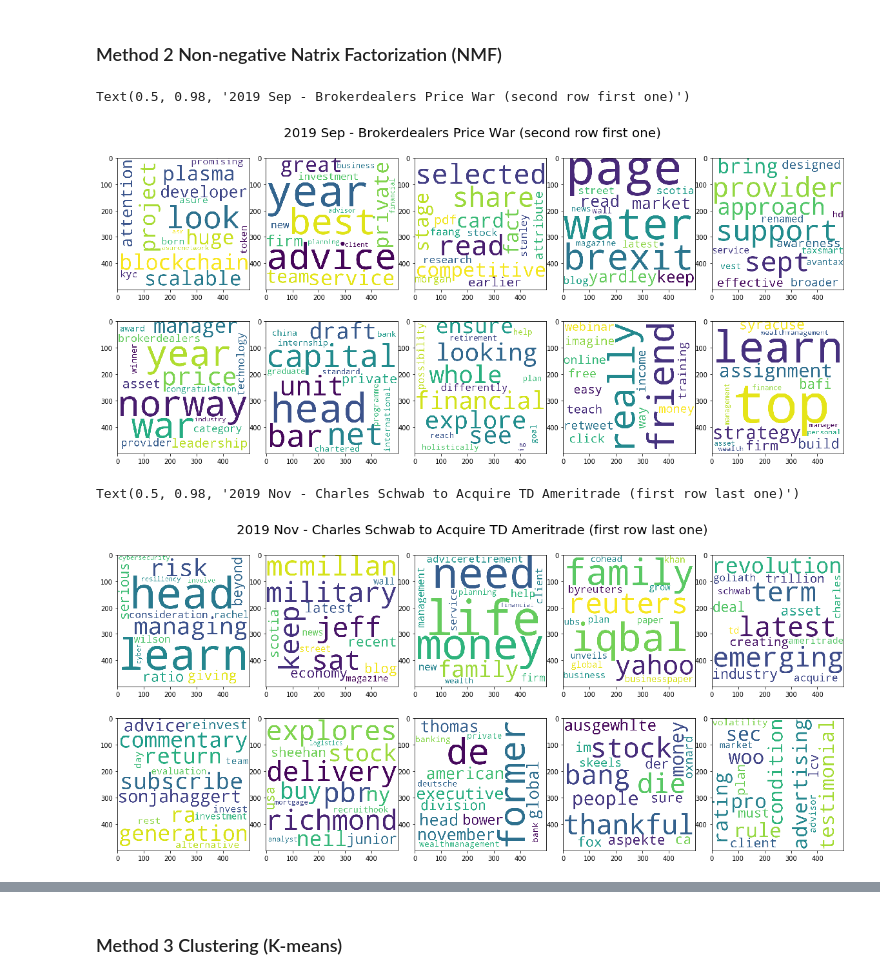
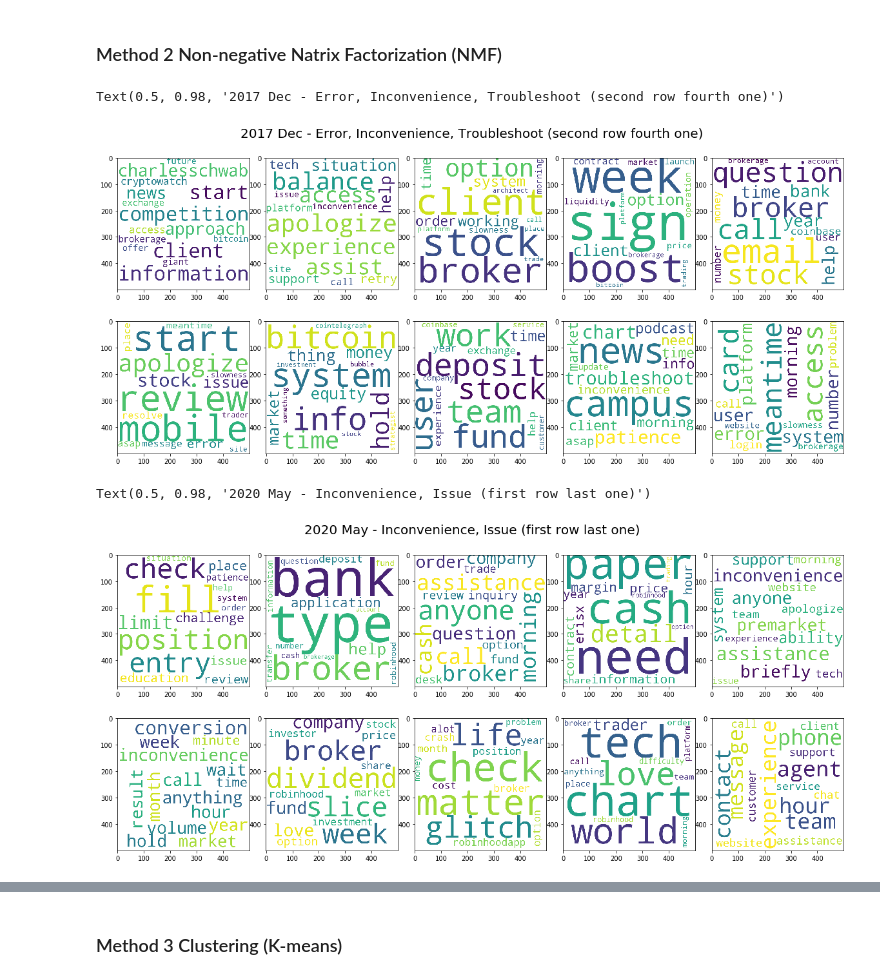
Before and after one commit to Skeneybao/MS-Competition, a Jupyter notebook: Topic Modeling/Topic Modeling.ipynb, the cells around one changed output, grey strips where cells are left out. Drawn from its saved outputs; the diff is of its cells as text; code cells hidden in the pictures.

```diff
--- a/Topic Modeling/Topic Modeling.ipynb
+++ b/Topic Modeling/Topic Modeling.ipynb
@@ -204,14 +227,0 @@ pp.pprint(lda['202004'].print_topics(num_words=15))
-# %%
-fig, axs = plt.subplots(2,5, figsize = (16, 8))
-i = 0
-for i in range(10):
-    k = '202005'
-    topic = " ".join([w for w,p in lda[k].show_topic(i, 15)])
-    wordcloud = WordCloud(width = 500, height = 500,
-                background_color ='white',
-                min_font_size = 10).generate(topic)
-    # plot the WordCloud image
-    axs[i//5][i%5].imshow(wordcloud)
-
-    fig.tight_layout(pad = 0)
-fig.suptitle("2020 May - Return, Recovery (second row fourth one)", fontsize=20)
@@ -224,23 +231,25 @@ Text(0.5, 0.98, '2020 May - Return, Recovery (second row fourth one)')
 from sklearn.feature_extraction.text import TfidfVectorizer
 from sklearn.decomposition import NMF
 stop = set(stopwords.words('english'))
-stop.update(('http','llc','inc', 'twitter', 'tweet'))
+stop.update(('http','llc','inc', 'twitter', 'tweet', 'tdameritrade','ameritrade', 'cuz', 'td'))
 
 doc_term_matrix = {}
 tfidf_vect = {}
 nmf = {}
 # %%
-for k in string_data:
-    tfidf_vect[k] = TfidfVectorizer(max_df=0.8, min_df=2, stop_words=stop)
-    doc_term_matrix[k] = tfidf_vect[k].fit_transform(string_data[k])
-    nmf[k] = NMF(n_components=10, random_state=42)
-    nmf[k].fit(doc_term_matrix[k])
+for m in months:
+    tfidf_vect[m] = TfidfVectorizer(max_df=0.8, min_df=2, stop_words=stop)
+    #doc_term_matrix[m] = tfidf_vect[m].fit_transform(DP.textdata()[m])
+    topic = [" ".join(token) for token in extract_words[m]] #use only extracted none words here has better result
+    doc_term_matrix[m] = tfidf_vect[m].fit_transform(topic)
+    nmf[m] = NMF(n_components=10, random_state=42)
+    nmf[m].fit(doc_term_matrix[m])
 # %%
 fig, axs = plt.subplots(2,5, figsize = (16, 8))
 i = 0
 for i in range(10):
-    k = '201909'
-    topic = " ".join([tfidf_vect[k].get_feature_names()[i] for i in nmf[k].components_[i].argsort()[-15:]])
+    m = '2017-12'
+    topic = " ".join([tfidf_vect[m].get_feature_names()[i] for i in nmf[m].components_[i].argsort()[-15:]])
     wordcloud = WordCloud(width = 500, height = 500,
                 background_color ='white',
                 min_font_size = 10).generate(topic)
@@ -249,27 +258,25 @@ for i in range(10):
 
     fig.tight_layout(pad = 0)
 
-fig.suptitle("2019 Sep - Brokerdealers Price War (second row first one)", fontsize=20)
+fig.suptitle("2017 Dec - Error, Inconvenience, Troubleshoot (second row fourth one)", fontsize=20)
 # %% [output]
-Text(0.5, 0.98, '2019 Sep - Brokerdealers Price War (second row first one)')
+Text(0.5, 0.98, '2017 Dec - Error, Inconvenience, Troubleshoot (second row fourth one)')
-[figure, old version]
+[figure, new version]
 # %%
 fig, axs = plt.subplots(2,5, figsize = (16, 8))
 i = 0
 for i in range(10):
-    k = '201911'
-    topic = " ".join([tfidf_vect[k].get_feature_names()[i] for i in nmf[k].components_[i].argsort()[-15:]])
+    m = '2020-05'
+    topic = " ".join([tfidf_vect[m].get_feature_names()[i] for i in nmf[m].components_[i].argsort()[-15:]])
     wordcloud = WordCloud(width = 500, height = 500,
                 background_color ='white',
                 min_font_size = 10).generate(topic)
     # plot the WordCloud image
     axs[i//5][i%5].imshow(wordcloud)
 
     fig.tight_layout(pad = 0)
 
-fig.suptitle("2019 Nov - Charles Schwab to Acquire TD Ameritrade (first row last one)", fontsize=20)
-
-#Goldman Sachs to buy boutique wealth management custodian Folio
+fig.suptitle("2020 May - Inconvenience, Issue (first row last one)", fontsize=20)
 # %% [output]
-Text(0.5, 0.98, '2019 Nov - Charles Schwab to Acquire TD Ameritrade (first row last one)')
+Text(0.5, 0.98, '2020 May - Inconvenience, Issue (first row last one)')
-[figure, old version]
+[figure, new version]
```
Also changed, not shown: parts of 38 cells of this notebook.
